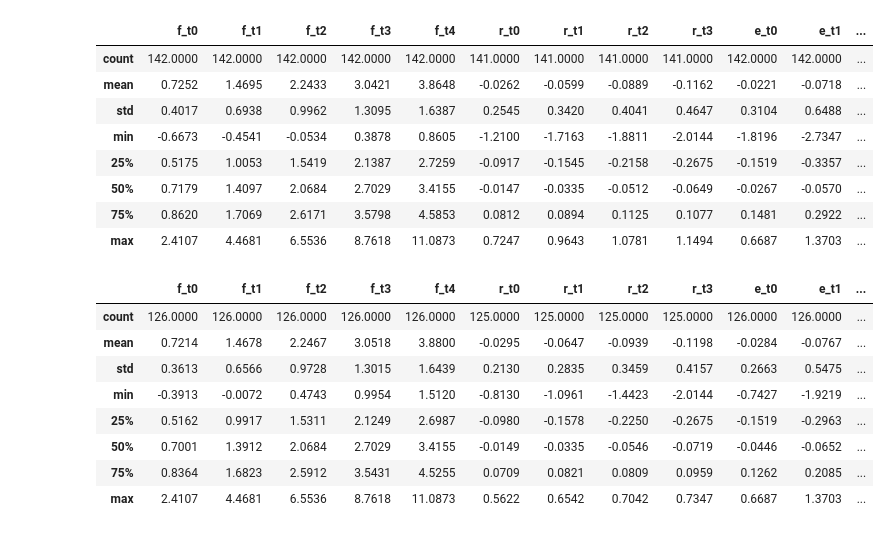
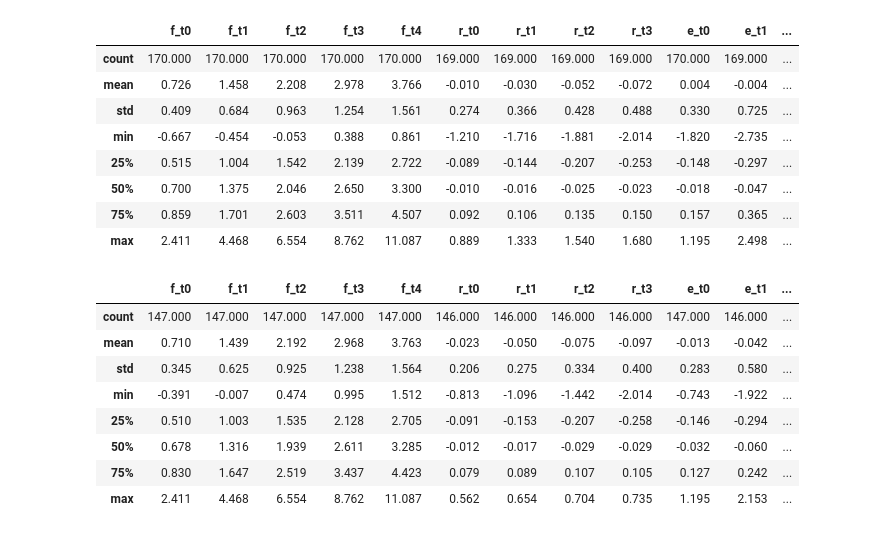
Before and after one commit to calvinmcelvain/expectation_replication, a Jupyter notebook: code/_002sumstats.ipynb, the cells around one changed output. Cells and saved outputs as stored; diff of their text form; code cells hidden in the pictures.

```diff
--- a/code/_002sumstats.ipynb
+++ b/code/_002sumstats.ipynb
@@ -38,11 +38,13 @@ def no_rec(df):
 ind_spf_trim_nr = no_rec(ind_spf_trim)
 mean_spf_trim_nr = no_rec(mean_spf_trim)
 
-ind_stats = sumstats(ind_spf_trim, '2016-12-31')
-mean_stats = sumstats(mean_spf_trim, '2016-12-31')
-ind_stats_nr = sumstats(ind_spf_trim_nr, '2016-12-31')
-mean_stats_nr = sumstats(mean_spf_trim_nr, '2016-12-31')
+date = '2023-12-31'
 
-ind_stats.describe().round(4)
+ind_stats = sumstats(ind_spf_trim, date)
+mean_stats = sumstats(mean_spf_trim, date)
+ind_stats_nr = sumstats(ind_spf_trim_nr, date)
+mean_stats_nr = sumstats(mean_spf_trim_nr, date)
+
+ind_stats.describe().round(3)
 # %% [output]
 |  | f_t0 | f_t1 | f_t2 | f_t3 | f_t4 | r_t0 | r_t1 | r_t2 | r_t3 | e_t0 | e_t1 | ... |
@@ -69,27 +71,27 @@ ind_stats_nr.describe().round(4)
 # %%
-mean_stats.describe().round(4)
+mean_stats.describe().round(3)
 # %% [output]
 |  | f_t0 | f_t1 | f_t2 | f_t3 | f_t4 | r_t0 | r_t1 | r_t2 | r_t3 | e_t0 | e_t1 | ... |
-| count | 142.0000 | 142.0000 | 142.0000 | 142.0000 | 142.0000 | 141.0000 | 141.0000 | 141.0000 | 141.0000 | 142.0000 | 142.0000 | ... |
-| mean | 0.7252 | 1.4695 | 2.2433 | 3.0421 | 3.8648 | -0.0262 | -0.0599 | -0.0889 | -0.1162 | -0.0221 | -0.0718 | ... |
-| std | 0.4017 | 0.6938 | 0.9962 | 1.3095 | 1.6387 | 0.2545 | 0.3420 | 0.4041 | 0.4647 | 0.3104 | 0.6488 | ... |
-| min | -0.6673 | -0.4541 | -0.0534 | 0.3878 | 0.8605 | -1.2100 | -1.7163 | -1.8811 | -2.0144 | -1.8196 | -2.7347 | ... |
-| 25% | 0.5175 | 1.0053 | 1.5419 | 2.1387 | 2.7259 | -0.0917 | -0.1545 | -0.2158 | -0.2675 | -0.1519 | -0.3357 | ... |
-| 50% | 0.7179 | 1.4097 | 2.0684 | 2.7029 | 3.4155 | -0.0147 | -0.0335 | -0.0512 | -0.0649 | -0.0267 | -0.0570 | ... |
-| 75% | 0.8620 | 1.7069 | 2.6171 | 3.5798 | 4.5853 | 0.0812 | 0.0894 | 0.1125 | 0.1077 | 0.1481 | 0.2922 | ... |
-| max | 2.4107 | 4.4681 | 6.5536 | 8.7618 | 11.0873 | 0.7247 | 0.9643 | 1.0781 | 1.1494 | 0.6687 | 1.3703 | ... |
+| count | 170.000 | 170.000 | 170.000 | 170.000 | 170.000 | 169.000 | 169.000 | 169.000 | 169.000 | 170.000 | 169.000 | ... |
+| mean | 0.726 | 1.458 | 2.208 | 2.978 | 3.766 | -0.010 | -0.030 | -0.052 | -0.072 | 0.004 | -0.004 | ... |
+| std | 0.409 | 0.684 | 0.963 | 1.254 | 1.561 | 0.274 | 0.366 | 0.428 | 0.488 | 0.330 | 0.725 | ... |
+| min | -0.667 | -0.454 | -0.053 | 0.388 | 0.861 | -1.210 | -1.716 | -1.881 | -2.014 | -1.820 | -2.735 | ... |
+| 25% | 0.515 | 1.004 | 1.542 | 2.139 | 2.722 | -0.089 | -0.144 | -0.207 | -0.253 | -0.148 | -0.297 | ... |
+| 50% | 0.700 | 1.375 | 2.046 | 2.650 | 3.300 | -0.010 | -0.016 | -0.025 | -0.023 | -0.018 | -0.047 | ... |
+| 75% | 0.859 | 1.701 | 2.603 | 3.511 | 4.507 | 0.092 | 0.106 | 0.135 | 0.150 | 0.157 | 0.365 | ... |
+| max | 2.411 | 4.468 | 6.554 | 8.762 | 11.087 | 0.889 | 1.333 | 1.540 | 1.680 | 1.195 | 2.498 | ... |
 # %%
-mean_stats_nr.describe().round(4)
+mean_stats_nr.describe().round(3)
 # %% [output]
 |  | f_t0 | f_t1 | f_t2 | f_t3 | f_t4 | r_t0 | r_t1 | r_t2 | r_t3 | e_t0 | e_t1 | ... |
-| count | 126.0000 | 126.0000 | 126.0000 | 126.0000 | 126.0000 | 125.0000 | 125.0000 | 125.0000 | 125.0000 | 126.0000 | 126.0000 | ... |
-| mean | 0.7214 | 1.4678 | 2.2467 | 3.0518 | 3.8800 | -0.0295 | -0.0647 | -0.0939 | -0.1198 | -0.0284 | -0.0767 | ... |
-| std | 0.3613 | 0.6566 | 0.9728 | 1.3015 | 1.6439 | 0.2130 | 0.2835 | 0.3459 | 0.4157 | 0.2663 | 0.5475 | ... |
-| min | -0.3913 | -0.0072 | 0.4743 | 0.9954 | 1.5120 | -0.8130 | -1.0961 | -1.4423 | -2.0144 | -0.7427 | -1.9219 | ... |
-| 25% | 0.5162 | 0.9917 | 1.5311 | 2.1249 | 2.6987 | -0.0980 | -0.1578 | -0.2250 | -0.2675 | -0.1519 | -0.2963 | ... |
-| 50% | 0.7001 | 1.3912 | 2.0684 | 2.7029 | 3.4155 | -0.0149 | -0.0335 | -0.0546 | -0.0719 | -0.0446 | -0.0652 | ... |
-| 75% | 0.8364 | 1.6823 | 2.5912 | 3.5431 | 4.5255 | 0.0709 | 0.0821 | 0.0809 | 0.0959 | 0.1262 | 0.2085 | ... |
-| max | 2.4107 | 4.4681 | 6.5536 | 8.7618 | 11.0873 | 0.5622 | 0.6542 | 0.7042 | 0.7347 | 0.6687 | 1.3703 | ... |
+| count | 147.000 | 147.000 | 147.000 | 147.000 | 147.000 | 146.000 | 146.000 | 146.000 | 146.000 | 147.000 | 146.000 | ... |
+| mean | 0.710 | 1.439 | 2.192 | 2.968 | 3.763 | -0.023 | -0.050 | -0.075 | -0.097 | -0.013 | -0.042 | ... |
+| std | 0.345 | 0.625 | 0.925 | 1.238 | 1.564 | 0.206 | 0.275 | 0.334 | 0.400 | 0.283 | 0.580 | ... |
+| min | -0.391 | -0.007 | 0.474 | 0.995 | 1.512 | -0.813 | -1.096 | -1.442 | -2.014 | -0.743 | -1.922 | ... |
+| 25% | 0.510 | 1.003 | 1.535 | 2.128 | 2.705 | -0.091 | -0.153 | -0.207 | -0.258 | -0.146 | -0.294 | ... |
+| 50% | 0.678 | 1.316 | 1.939 | 2.611 | 3.285 | -0.012 | -0.017 | -0.029 | -0.029 | -0.032 | -0.060 | ... |
+| 75% | 0.830 | 1.647 | 2.519 | 3.437 | 4.423 | 0.079 | 0.089 | 0.107 | 0.105 | 0.127 | 0.242 | ... |
+| max | 2.411 | 4.468 | 6.554 | 8.762 | 11.087 | 0.562 | 0.654 | 0.704 | 0.735 | 1.195 | 2.153 | ... |
 # %%
 mean_spf_trim_nr.to_csv('cleaned_data/mean_spf_trim_nr.csv', sep=',', index=True)
 ind_spf_trim_nr.to_csv('cleaned_data/ind_spf_trim_nr.csv', sep=',', index=True)
```
Also changed, not shown: parts of 2 cells of this notebook, 8 other files.
